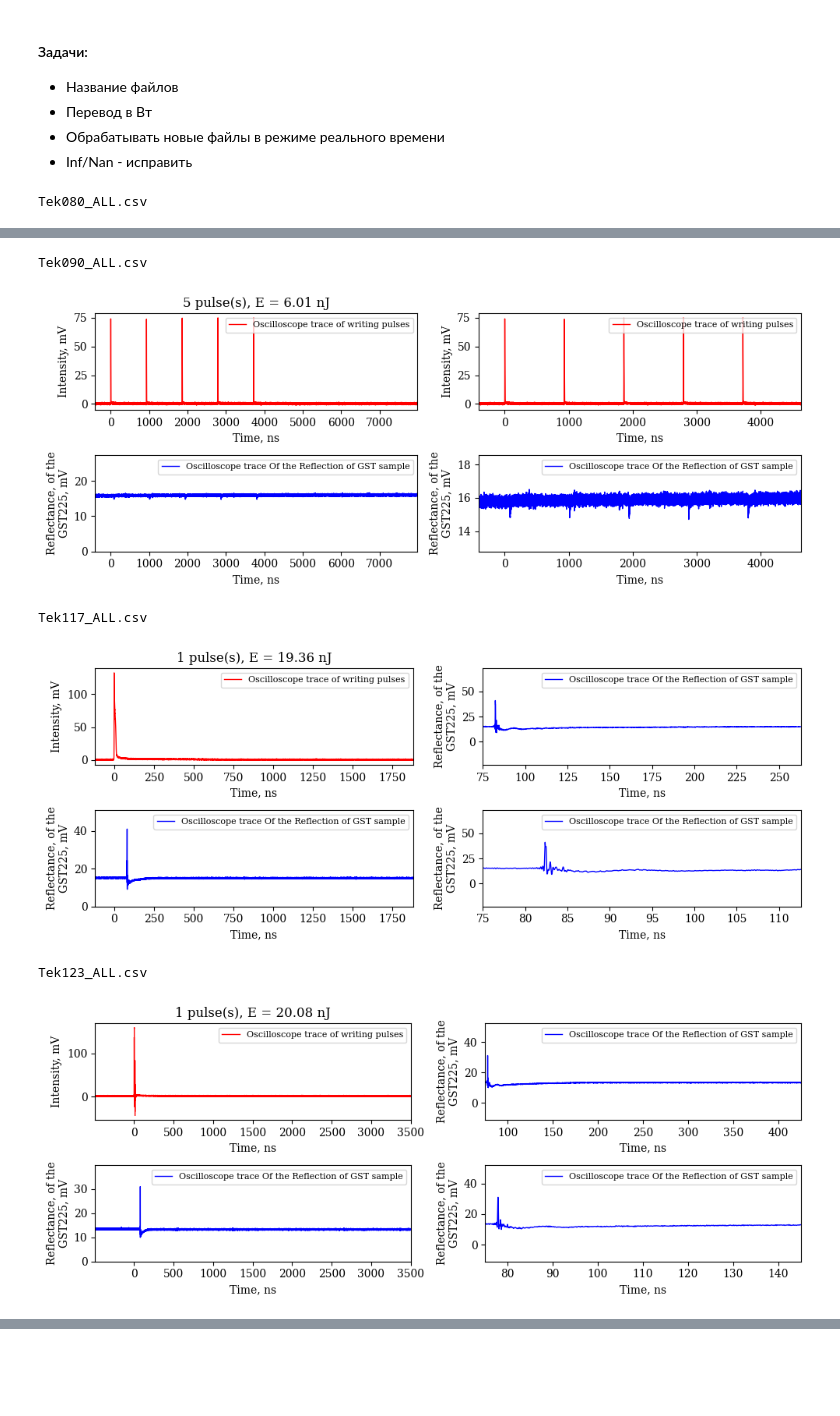
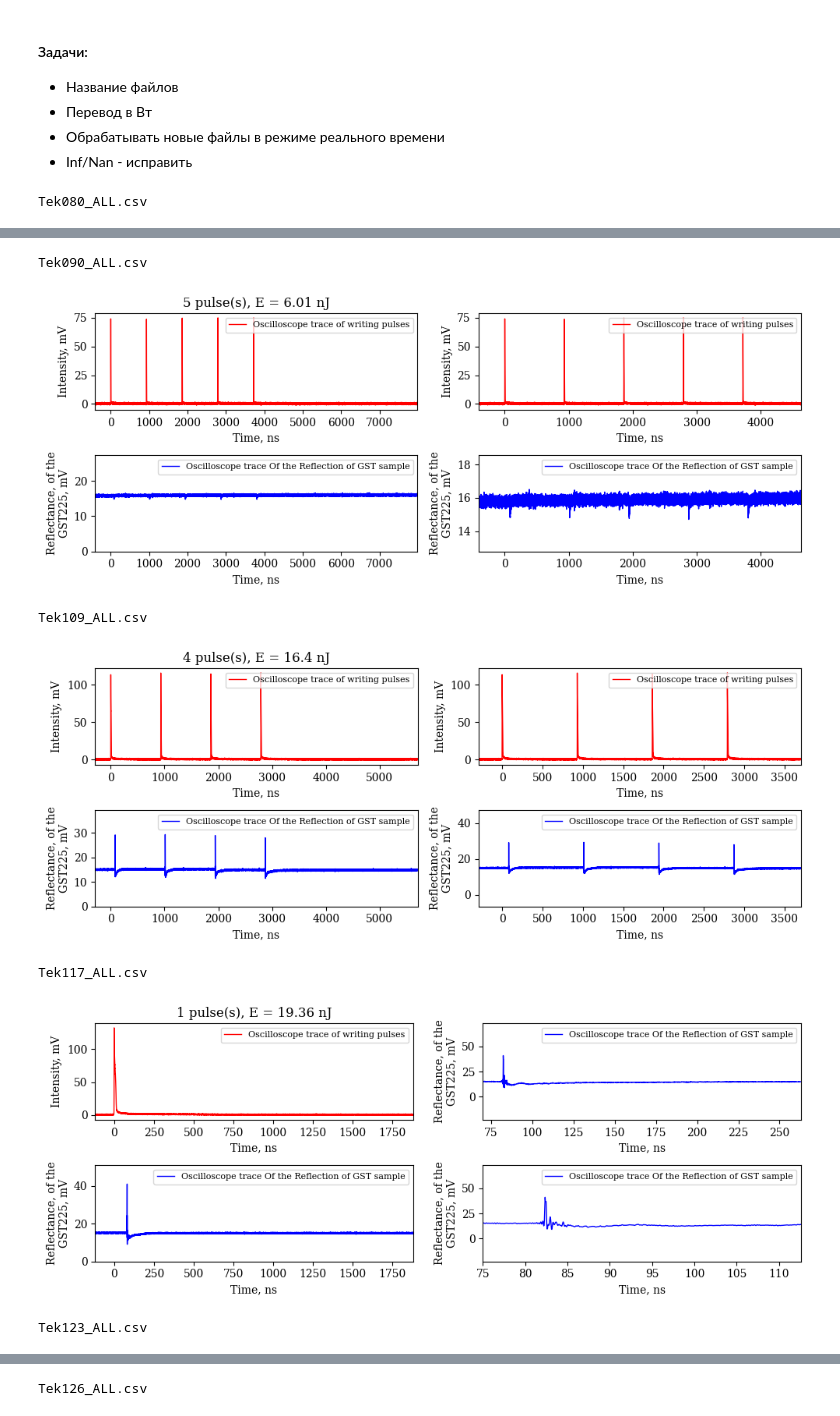
Before and after one commit to VladykaDarkness/Graph-Handler, a Jupyter notebook: graph.ipynb, the cells around one changed output, grey strips where cells are left out. Cells and saved outputs as stored; diff of their text form; code cells hidden in the pictures; blank space fills up the shorter version.

```diff
--- a/graph.ipynb
+++ b/graph.ipynb
@@ -36,7 +36,7 @@ start_file = None
 dir = 'waveforms/test/'
 # dir = 'waveforms/110924/' # папка с осциллограммами
 # dir = 'waveforms/060924/Осциллограммы переходов/' # папка с осциллограммами
-general_file = 'waveforms/060924/General.xlsx'
+general_file = 'waveforms/parameters/General.xlsx'
 files = sorted(os.listdir(dir))
 
 csv_files_all = [file for file in files if (file.endswith('.csv'))]
@@ -79,7 +79,7 @@ def plot_graphics(df, pulses, energy, flag_pulse, peak, x2_supplement, y_start,
         plot_graph(df, x='TIME', y='CH2', color_='blue',
             label_='Oscilloscope trace Of the Reflection of GST sample',
             ylabel=r'Reflectance, of the' + '\n' +'GST225, mV', xlabel='Time, ns',
-            xlim1=75, xlim2=(df.iloc[-1, 0]*1e9), increase=10, x2_supplement=x2_supplement)
+            xlim1=70, xlim2=(df.iloc[-1, 0]*1e9), increase=10, x2_supplement=x2_supplement)
         plt.ylim(y_start*1e3, y_end*1e3)
 
     else:
@@ -197,56 +197,36 @@ def process_files(start_file):
         # plt.close()
 
 
 class NewFileHandler(FileSystemEventHandler):
     def on_created(self, event):
         print(f"New file created: {event.src_path}")
         f = event.src_path
         f = f.replace(dir, '')
         start_f = f
         csv_files.append(f)
         process_files(start_file=start_f)
 
 def wait_for_new_file(path):
     event_handler = NewFileHandler()
     observer = Observer()
     observer.schedule(event_handler, path, recursive=False)
     observer.start()
     try:
         while True:
             time.sleep(1)
     except KeyboardInterrupt:
         observer.stop()
     observer.join()
 
 process_files(start_file)
-wait_for_new_file("waveforms/test/")
-
-
-
-# Tek117_ALL.csv
-#                TIME       CH1       CH2
-# 5059   8.239516e-08  0.001376       inf
-# 5060   8.243516e-08  0.001523       inf
-# 5061   8.247516e-08  0.001845  0.036899
-# 5062   8.251516e-08  0.002145  0.024517
-# 5063   8.255516e-08  0.002288  0.014284
-# ...             ...       ...       ...
-# 49995  1.879835e-06  0.000502  0.015249
-# 49996  1.879875e-06  0.000591  0.015183
-# 49997  1.879915e-06  0.000469  0.014999
-# 49998  1.879955e-06  0.000169  0.014847
-# 49999  1.879995e-06 -0.000129  0.014862
-# Моя программа рисует достает названия файлов из папки, проходится по каждому файлу по названию из массива названий
-# start_index = csv_files.index(start_file) if start_file is not None else 0
-# for file in csv_files[start_index:]:
-#  и строит графики по каждому эксель файлу.
-# Могу ли Я сделать так, чтобы программа строила графики по файлам, которые есть в папке, не завершалась, потом ожидала следующие файлы и строила графики по ним?
+wait_for_new_file(dir)
 # %% [output]
 Tek080_ALL.csv
 [figure]
 Tek090_ALL.csv
 [figure]
-Tek117_ALL.csv
+Tek109_ALL.csv
-[figure, old version]
+[figure, new version]
-Tek123_ALL.csv
+Tek117_ALL.csv
-[figure, old version]
+[figure, new version]
+Tek123_ALL.csv
@@ -252,0 +234 @@ Tek123_ALL.csv
+Tek126_ALL.csv
```
Also changed, not shown: parts of 1 cell of this notebook.
